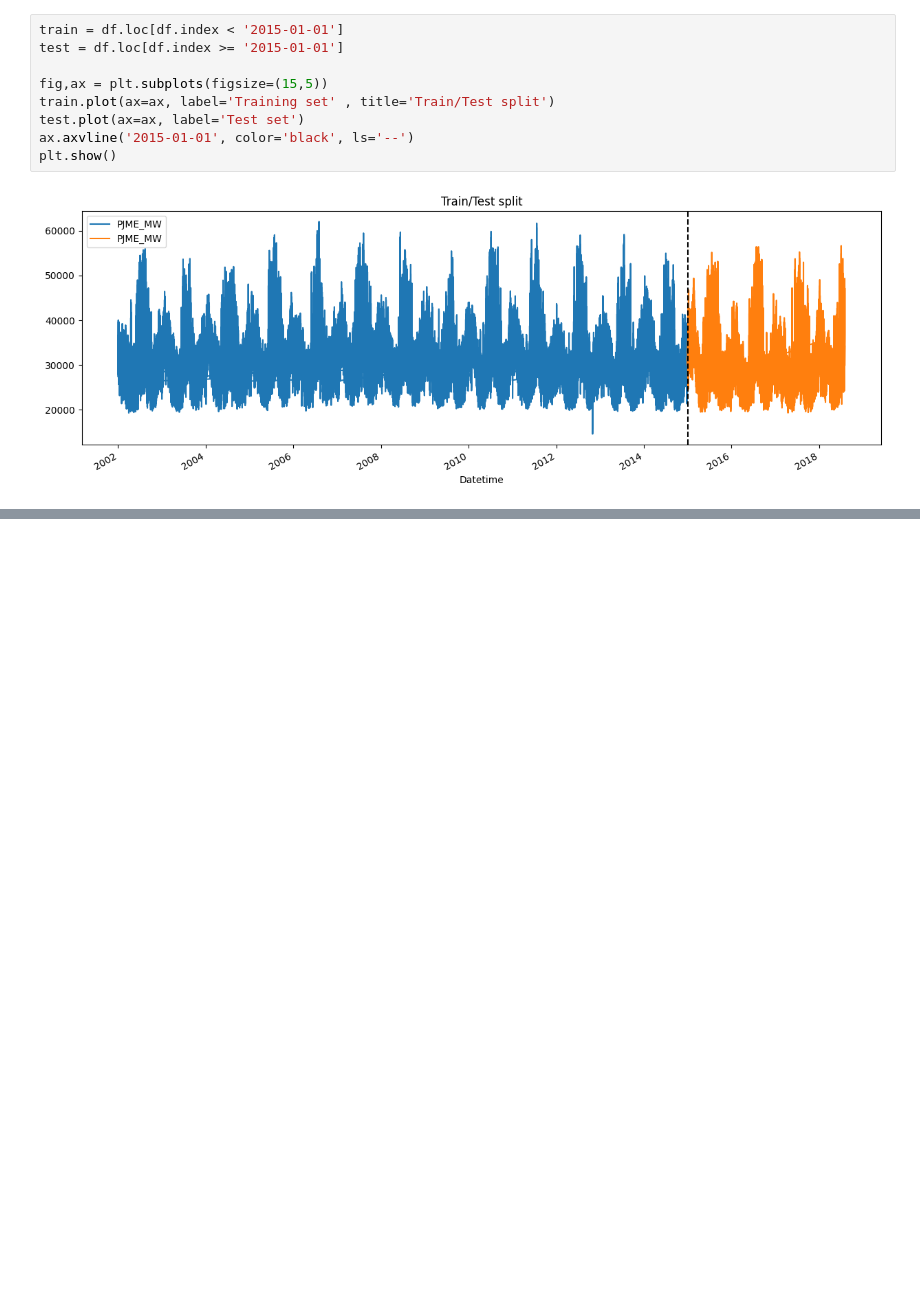
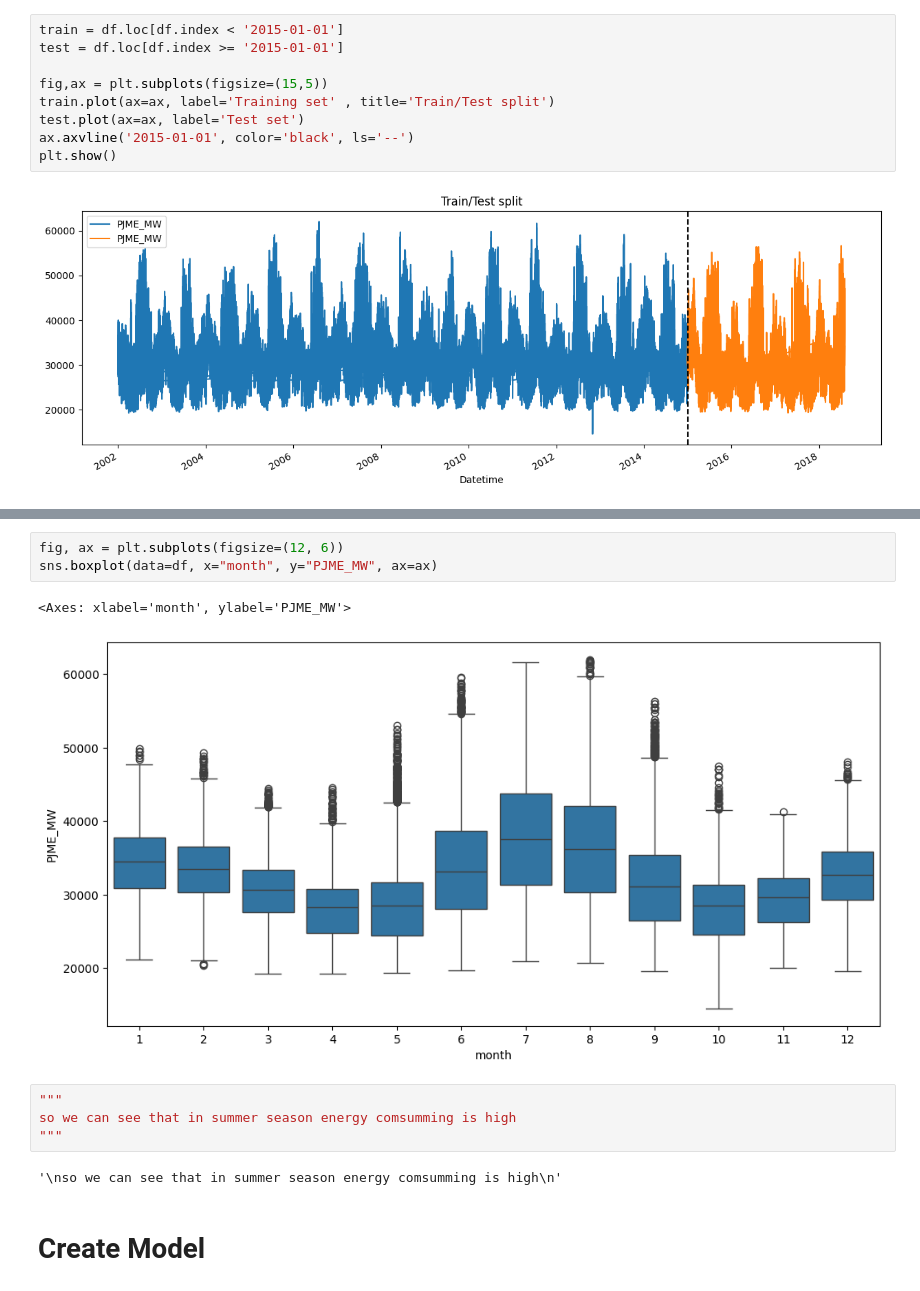
Before and after one commit to AnujanN/Time-Series-Forecasting-with-XGBoost-to-predict-energy-consumption, a Jupyter notebook: predict.ipynb, the cells around one changed output, grey strips where cells are left out. Cells and saved outputs as stored; diff of their text form; blank space fills up the shorter version.

```diff
--- a/predict.ipynb
+++ b/predict.ipynb
@@ -60,0 +103,14 @@ df.loc[(df.index >= '2010-01-01') & (df.index < '2010-01-08')].plot(figsize=(15,
+# %%
+fig, ax = plt.subplots(figsize=(12, 6))
+sns.boxplot(data=df, x="month", y="PJME_MW", ax=ax)
+# %% [output]
+<Axes: xlabel='month', ylabel='PJME_MW'>
+[figure, added]
+# %%
+"""
+so we can see that in summer season energy comsumming is high
+"""
+# %% [output]
+'\nso we can see that in summer season energy comsumming is high\n'
+# %% [markdown]
+# Create Model
```
Also changed, not shown: parts of 9 cells of this notebook.
